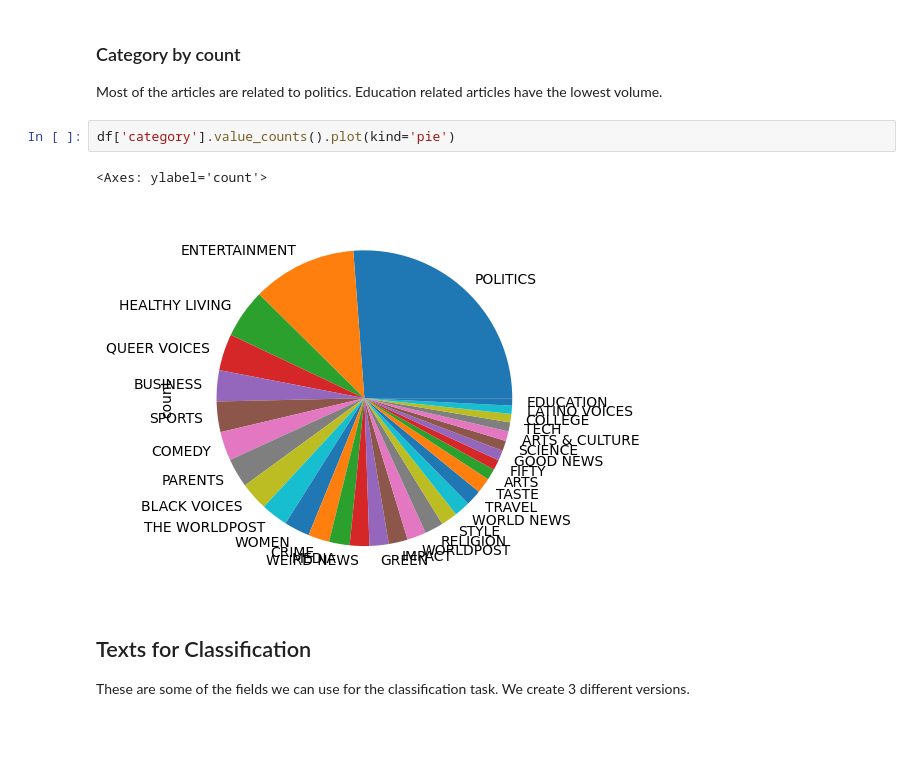
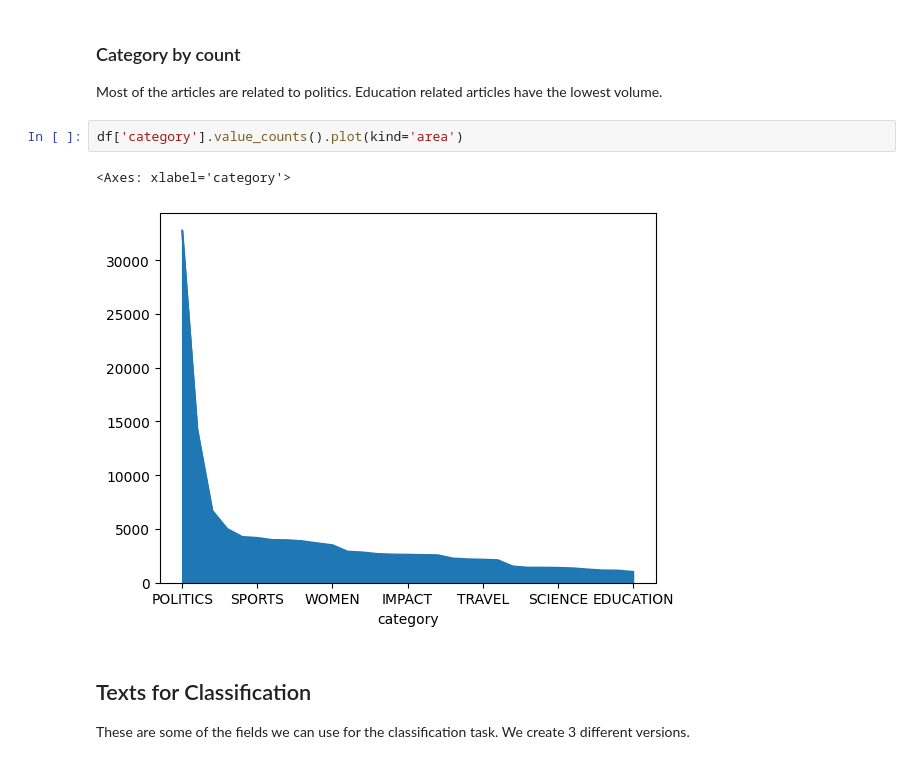
Before and after one commit to knt234/ML-Projects-Demo, a Jupyter notebook: text-classification/notebooks/Text Classification with Logistic Regression.ipynb, the cells around one changed output. Drawn from its saved outputs; the diff is of its cells as text; blank space fills up the shorter version.

```diff
--- a/text-classification/notebooks/Text Classification with Logistic Regression.ipynb
+++ b/text-classification/notebooks/Text Classification with Logistic Regression.ipynb
@@ -63,10 +63,10 @@ len(set(df['category'].values))
 
 Most of the articles are related to politics. Education related articles have the lowest volume.
 # %%
-df['category'].value_counts().plot(kind='pie')
+df['category'].value_counts().plot(kind='area')
 # %% [output]
-<Axes: ylabel='count'>
+<Axes: xlabel='category'>
-[figure, old version]
+[figure, new version]
 # %% [markdown]
 ## Texts for Classification
 
```
Also changed, not shown: parts of 3 cells of this notebook.
